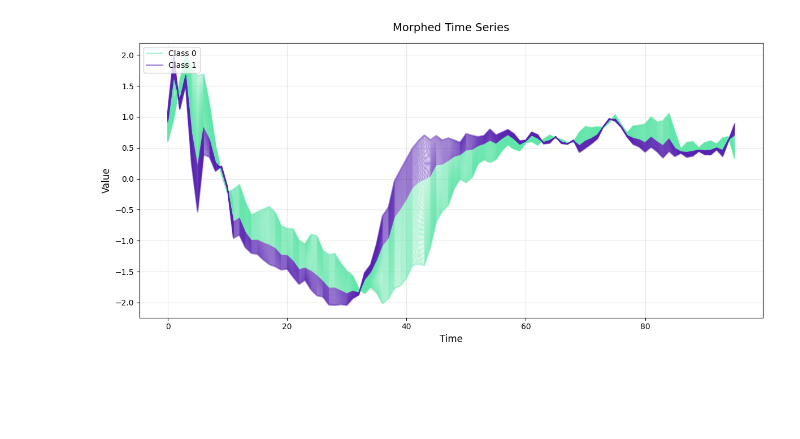
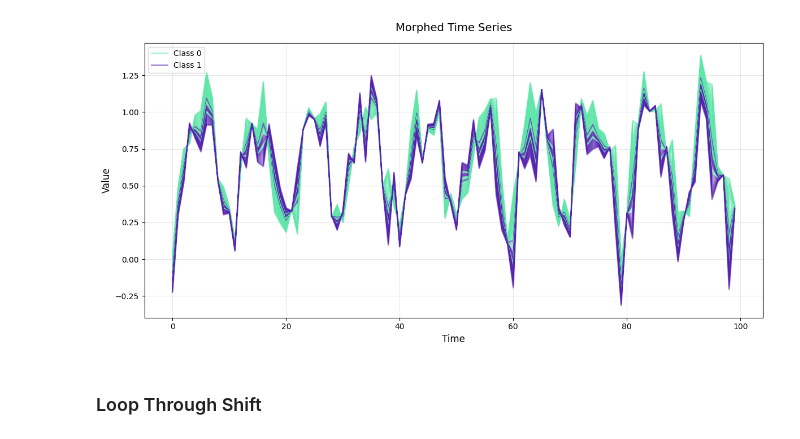
Before and after one commit to Nia3324/Morphing, a Jupyter notebook: test.ipynb, the cells around one changed output. Cells and saved outputs as stored; diff of their text form; code cells hidden in the pictures; blank space fills up the shorter version.

```diff
--- a/test.ipynb
+++ b/test.ipynb
@@ -7,9 +35,5 @@ from morph import Morph
 # %%
-from aeon.datasets import load_classification
+gen = Generation(shift=0.08)
+X, y = gen.generate_data()
 
-X, y = load_classification("ECG200")
-
-y = np.where(y == '-1', 0, y)
-y = y.astype(np.float64)
-
-X_train, X_test, y_train, y_test = train_test_split(X, y, test_size=0.2, random_state=1234)
+X_train, X_test, y_train, y_test = train_test_split(X, y, test_size=0.2, random_state=42)
@@ -52,4 +93,6 @@ Correctly Classified Pairs: 24/50
 # %%
-test.plot_morph((4,5))
+test.plot_morph((4,9))
 # %% [output]
-[figure, old version]
+[figure, new version]
+# %% [markdown]
+### Loop Through Shift
```
Also changed, not shown: parts of 16 cells of this notebook, 5 other files.
